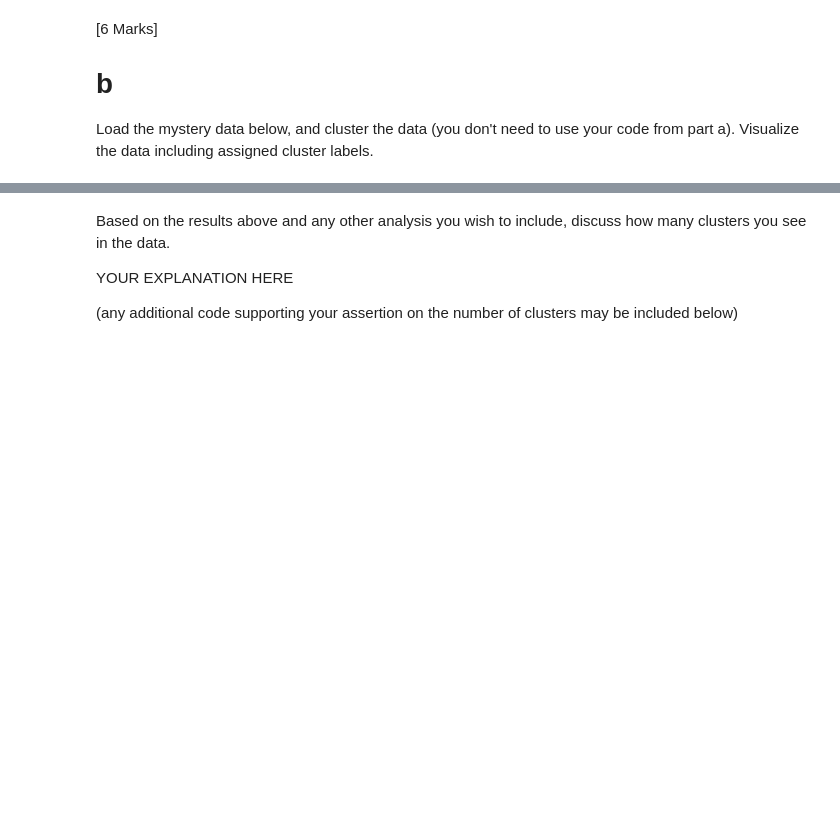
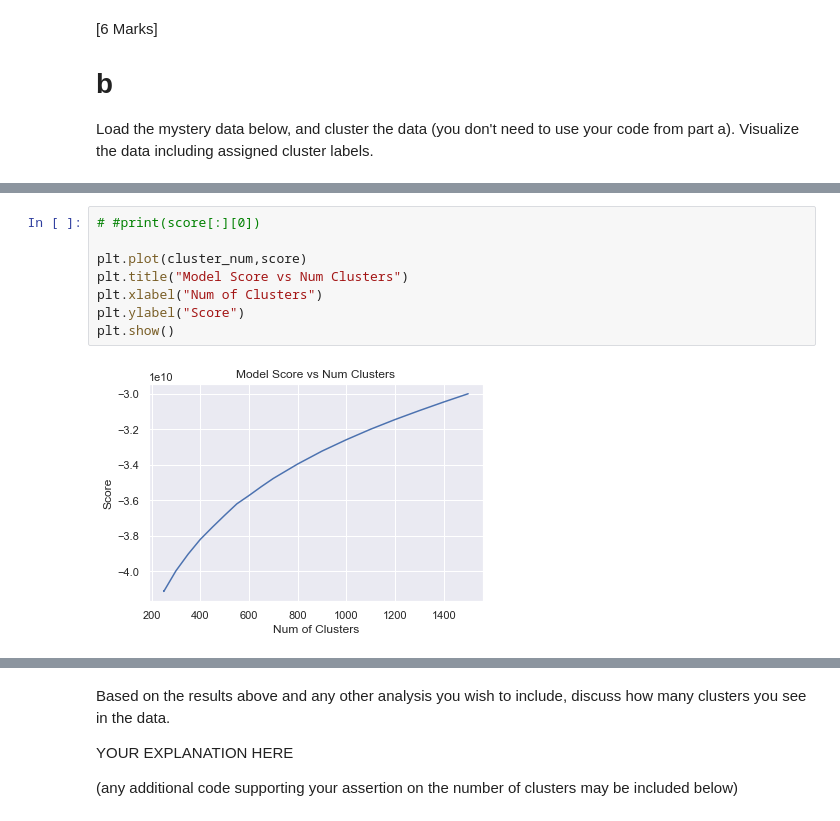
Before and after one commit to AndrewBenson98/CPS803AI, a Jupyter notebook: A1.ipynb, the cells around one changed output, grey strips where cells are left out. Cells and saved outputs as stored; diff of their text form; blank space fills up the shorter version.

Commit message:
finding ideal clusters

```diff
--- a/A1.ipynb
+++ b/A1.ipynb
@@ -635 +695,11 @@ KMeans(algorithm='auto', copy_x=True, init='k-means++', max_iter=300,
+# %%
+# #print(score[:][0])
+
+plt.plot(cluster_num,score)
+plt.title("Model Score vs Num Clusters")
+plt.xlabel("Num of Clusters")
+plt.ylabel("Score")
+plt.show()
+# %% [output]
+[figure, added]
 # %%
```
Also changed, not shown: parts of 8 cells of this notebook.
